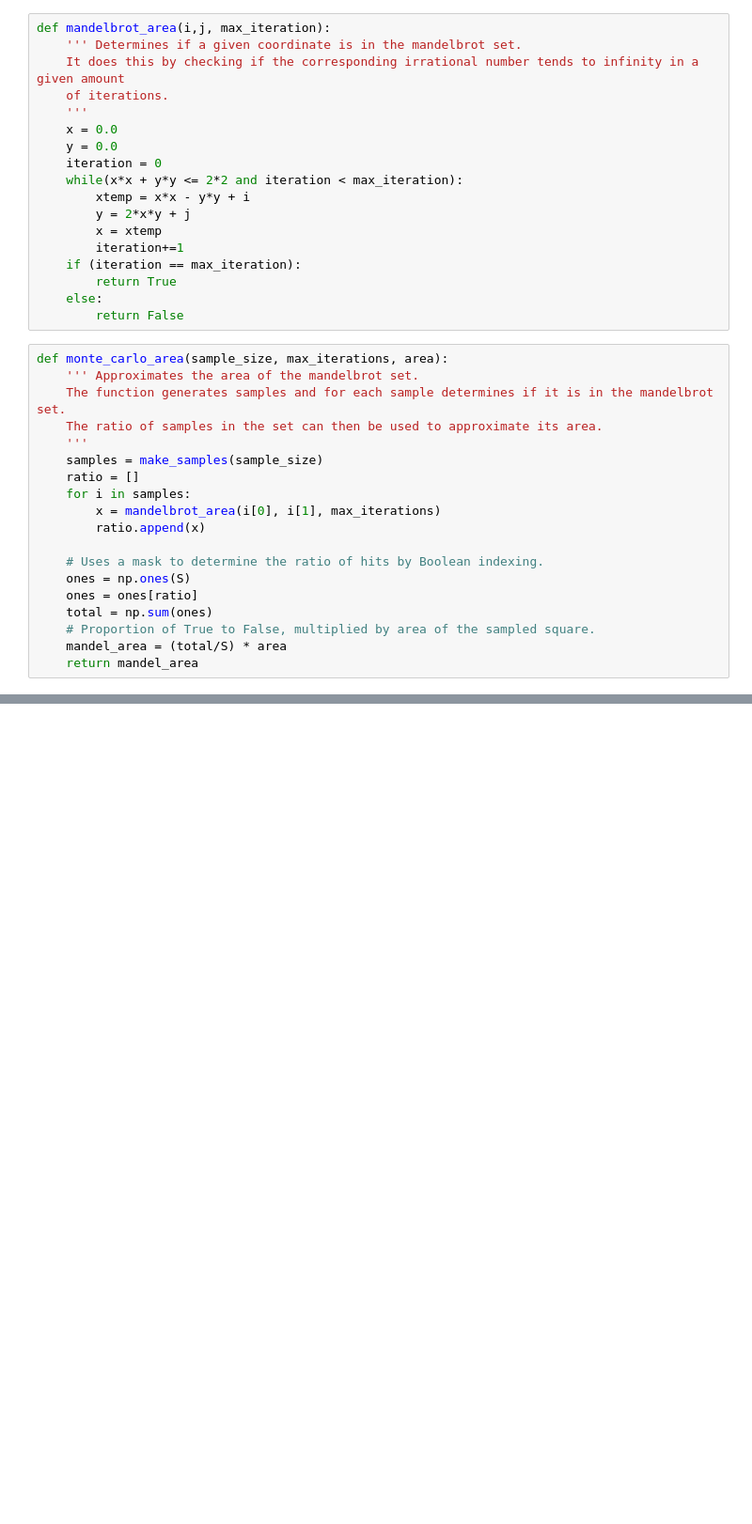
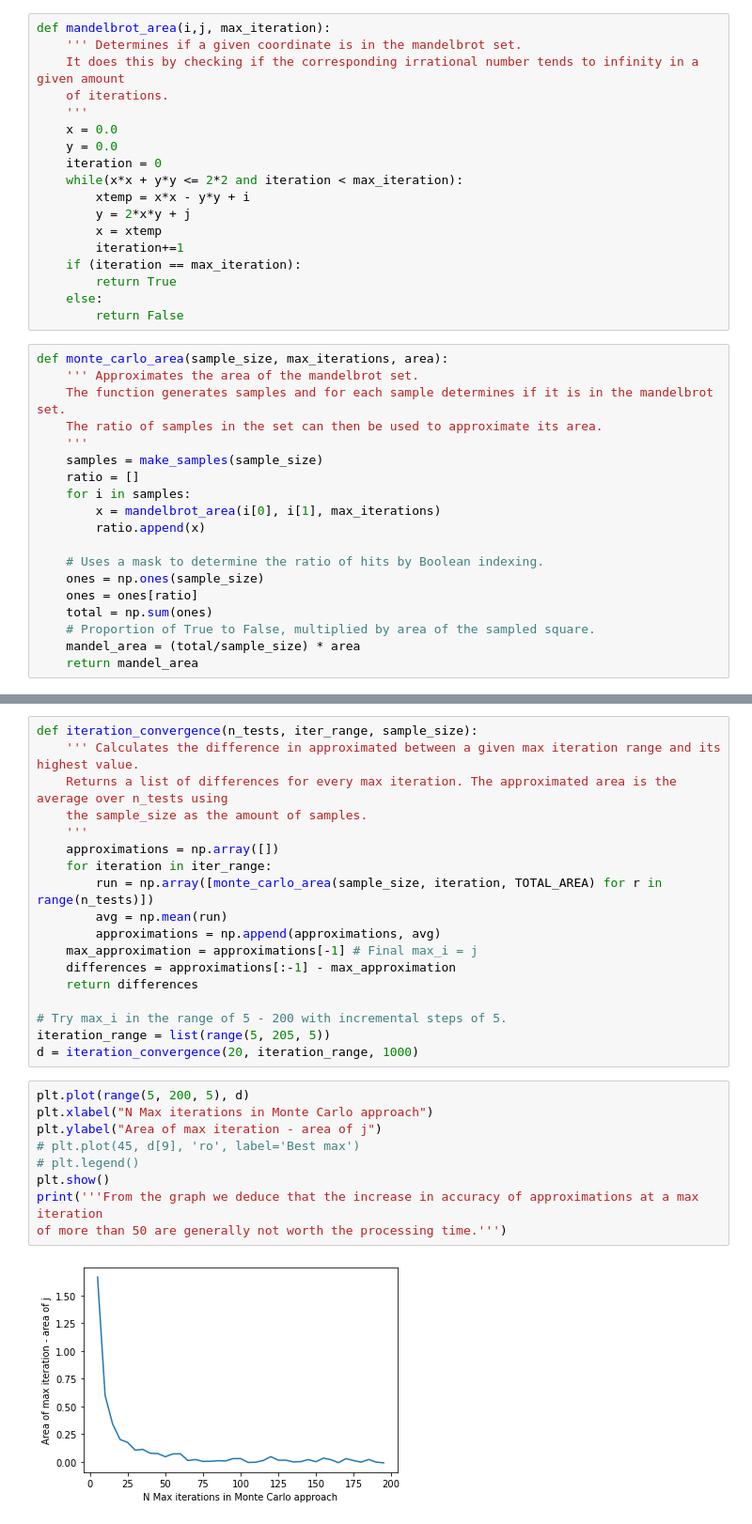
Before and after one commit to DaVinkie/StochSim, a Jupyter notebook: Mandelbrot.ipynb, the cells around one changed output, grey strips where cells are left out. Shown at 94% size. Saved outputs shown, nothing was run; the diff lists cells and outputs as text; blank space fills up the shorter version.

```diff
--- a/Mandelbrot.ipynb
+++ b/Mandelbrot.ipynb
@@ -78,11 +78,11 @@ def monte_carlo_area(sample_size, max_iterations, area):
         ratio.append(x)
 
     # Uses a mask to determine the ratio of hits by Boolean indexing.
-    ones = np.ones(S)
+    ones = np.ones(sample_size)
     ones = ones[ratio]
     total = np.sum(ones)
     # Proportion of True to False, multiplied by area of the sampled square.
-    mandel_area = (total/S) * area
+    mandel_area = (total/sample_size) * area
     return mandel_area
 # %%
 TOTAL_AREA = 3*2
@@ -95,0 +96,29 @@ So estimated Area of the Mandelbrot Island is:  1.53
+# %%
+def iteration_convergence(n_tests, iter_range, sample_size):
+    ''' Calculates the difference in approximated between a given max iteration range and its highest value.
+    Returns a list of differences for every max iteration. The approximated area is the average over n_tests using
+    the sample_size as the amount of samples.
+    '''
+    approximations = np.array([])
+    for iteration in iter_range:
+        run = np.array([monte_carlo_area(sample_size, iteration, TOTAL_AREA) for r in range(n_tests)])
+        avg = np.mean(run)
+        approximations = np.append(approximations, avg)
+    max_approximation = approximations[-1] # Final max_i = j
+    differences = approximations[:-1] - max_approximation
+    return differences
+
+# Try max_i in the range of 5 - 200 with incremental steps of 5.
+iteration_range = list(range(5, 205, 5))
+d = iteration_convergence(20, iteration_range, 1000)
+# %%
+plt.plot(range(5, 200, 5), d)
+plt.xlabel("N Max iterations in Monte Carlo approach")
+plt.ylabel("Area of max iteration - area of j")
+# plt.plot(45, d[9], 'ro', label='Best max')
+# plt.legend()
+plt.show()
+print('''From the graph we deduce that the increase in accuracy of approximations at a max iteration
+of more than 50 are generally not worth the processing time.''')
+# %% [output]
+[figure, added]
```
Also changed, not shown: parts of 5 cells of this notebook.
